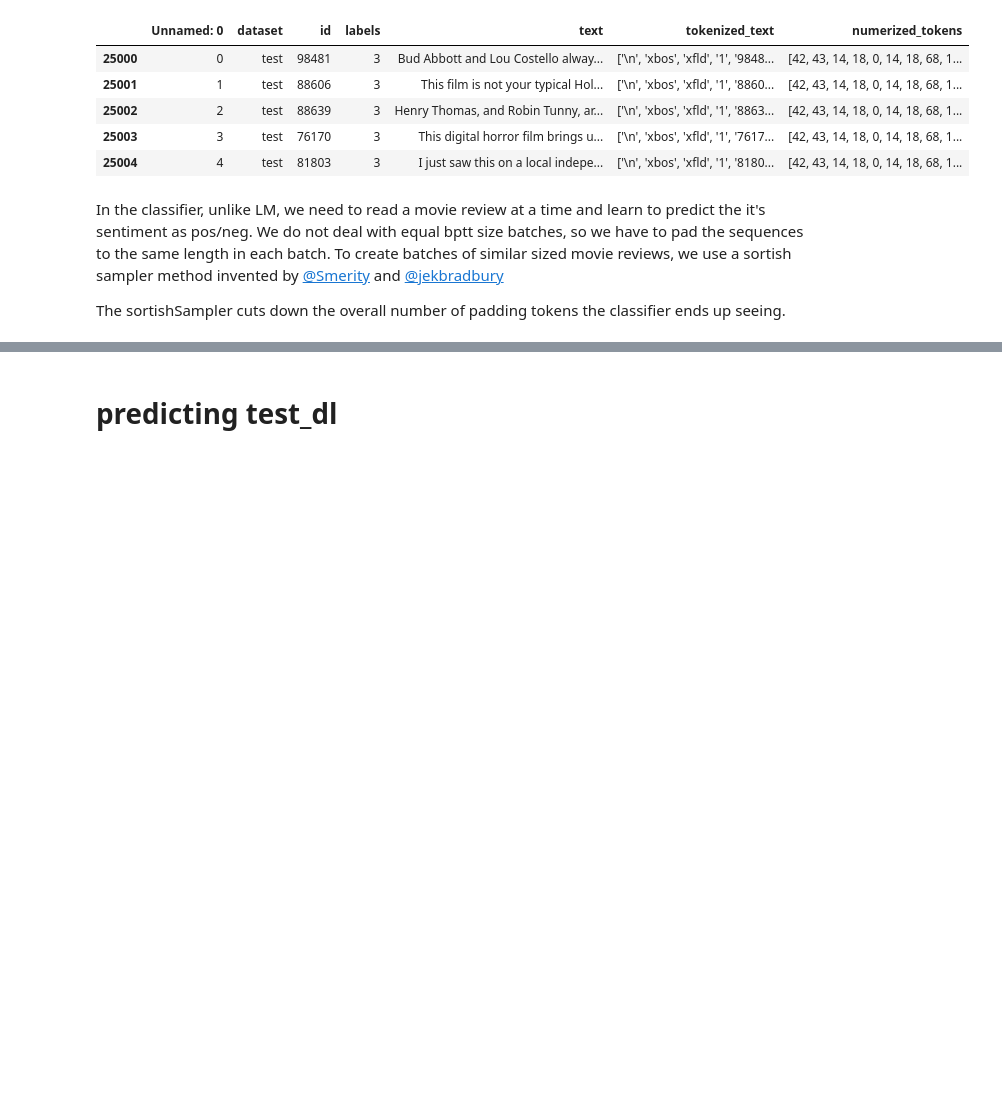
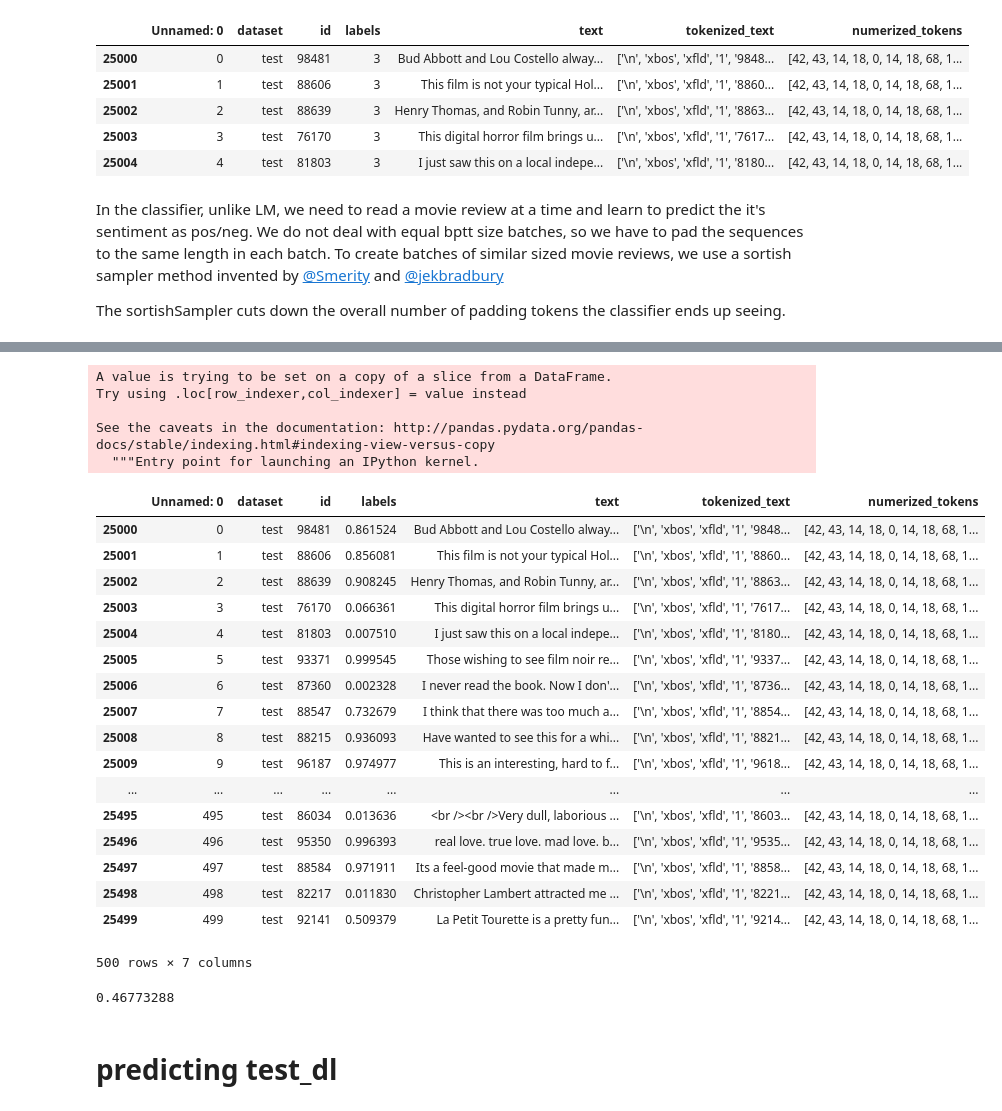
Before and after one commit to rgilman33/imdb_sync, a Jupyter notebook: imdb_D.ipynb, the cells around one changed output, grey strips where cells are left out. Cells and saved outputs as stored; diff of their text form; code cells hidden in the pictures; blank space fills up the shorter version.

```diff
--- a/imdb_D.ipynb
+++ b/imdb_D.ipynb
@@ -684,4 +637,0 @@ learn.
-# %%
-# Predicting val_dl to verify that it works
-learn.data.test_dl = val_dl
-log_preds = learn.predict(is_test=True); log_preds
@@ -738,0 +638,2 @@ val_df
+# %%
+learn.load('clas_2')
@@ -738,0 +642,4 @@ val_df
+# %%
+model = learn.model
+model.reset()
+model.eval()
@@ -738,0 +664,58 @@ val_df
+# %%
+model.reset()
+model.eval()
+
+probs = []
+LEN = len(test_clas)
+
+for i in range(LEN):
+    test_txt = test_clas[i]; #print(test_df.text.iloc[i])
+
+    ary = np.reshape(np.array(test_txt),(-1,1))
+
+    # turn this array into a tensor
+    tensor = torch.LongTensor(ary)
+
+    # wrap in a torch Variable
+    variable = Variable(tensor).cuda()
+
+    # do the predictions
+    predictions = model(variable)
+
+    # convert back to numpy
+    numpy_preds = predictions[0].data.cpu().numpy()
+
+    prob = softmax(numpy_preds[0])[0];
+
+    probs.append(prob)
+# %%
+test_df["labels"] = np.array(probs)[:,1]
+test_df.head(500)
+# %% [output]
+A value is trying to be set on a copy of a slice from a DataFrame.
+Try using .loc[row_indexer,col_indexer] = value instead
+
+See the caveats in the documentation: http://pandas.pydata.org/pandas-docs/stable/indexing.html#indexing-view-versus-copy
+  """Entry point for launching an IPython kernel.
+|  | Unnamed: 0 | dataset | id | labels | text | tokenized_text | numerized_tokens |
+| 25000 | 0 | test | 98481 | 0.861524 | Bud Abbott and Lou Costello alway... | ['\n', 'xbos', 'xfld', '1', '9848... | [42, 43, 14, 18, 0, 14, 18, 68, 1... |
+| 25001 | 1 | test | 88606 | 0.856081 | This film is not your typical Hol... | ['\n', 'xbos', 'xfld', '1', '8860... | [42, 43, 14, 18, 0, 14, 18, 68, 1... |
+| 25002 | 2 | test | 88639 | 0.908245 | Henry Thomas, and Robin Tunny, ar... | ['\n', 'xbos', 'xfld', '1', '8863... | [42, 43, 14, 18, 0, 14, 18, 68, 1... |
+| 25003 | 3 | test | 76170 | 0.066361 | This digital horror film brings u... | ['\n', 'xbos', 'xfld', '1', '7617... | [42, 43, 14, 18, 0, 14, 18, 68, 1... |
+| 25004 | 4 | test | 81803 | 0.007510 | I just saw this on a local indepe... | ['\n', 'xbos', 'xfld', '1', '8180... | [42, 43, 14, 18, 0, 14, 18, 68, 1... |
+| 25005 | 5 | test | 93371 | 0.999545 | Those wishing to see film noir re... | ['\n', 'xbos', 'xfld', '1', '9337... | [42, 43, 14, 18, 0, 14, 18, 68, 1... |
+| 25006 | 6 | test | 87360 | 0.002328 | I never read the book. Now I don'... | ['\n', 'xbos', 'xfld', '1', '8736... | [42, 43, 14, 18, 0, 14, 18, 68, 1... |
+| 25007 | 7 | test | 88547 | 0.732679 | I think that there was too much a... | ['\n', 'xbos', 'xfld', '1', '8854... | [42, 43, 14, 18, 0, 14, 18, 68, 1... |
+| 25008 | 8 | test | 88215 | 0.936093 | Have wanted to see this for a whi... | ['\n', 'xbos', 'xfld', '1', '8821... | [42, 43, 14, 18, 0, 14, 18, 68, 1... |
+| 25009 | 9 | test | 96187 | 0.974977 | This is an interesting, hard to f... | ['\n', 'xbos', 'xfld', '1', '9618... | [42, 43, 14, 18, 0, 14, 18, 68, 1... |
+| ... | ... | ... | ... | ... | ... | ... | ... |
+| 25495 | 495 | test | 86034 | 0.013636 | <br /><br />Very dull, laborious ... | ['\n', 'xbos', 'xfld', '1', '8603... | [42, 43, 14, 18, 0, 14, 18, 68, 1... |
+| 25496 | 496 | test | 95350 | 0.996393 | real love. true love. mad love. b... | ['\n', 'xbos', 'xfld', '1', '9535... | [42, 43, 14, 18, 0, 14, 18, 68, 1... |
+| 25497 | 497 | test | 88584 | 0.971911 | Its a feel-good movie that made m... | ['\n', 'xbos', 'xfld', '1', '8858... | [42, 43, 14, 18, 0, 14, 18, 68, 1... |
+| 25498 | 498 | test | 82217 | 0.011830 | Christopher Lambert attracted me ... | ['\n', 'xbos', 'xfld', '1', '8221... | [42, 43, 14, 18, 0, 14, 18, 68, 1... |
+| 25499 | 499 | test | 92141 | 0.509379 | La Petit Tourette is a pretty fun... | ['\n', 'xbos', 'xfld', '1', '9214... | [42, 43, 14, 18, 0, 14, 18, 68, 1... |
+500 rows × 7 columns
+# %%
+test_df.labels.mean()
+# %% [output]
+0.46773288
```
Also changed, not shown: parts of 72 cells of this notebook, 1 other file.
